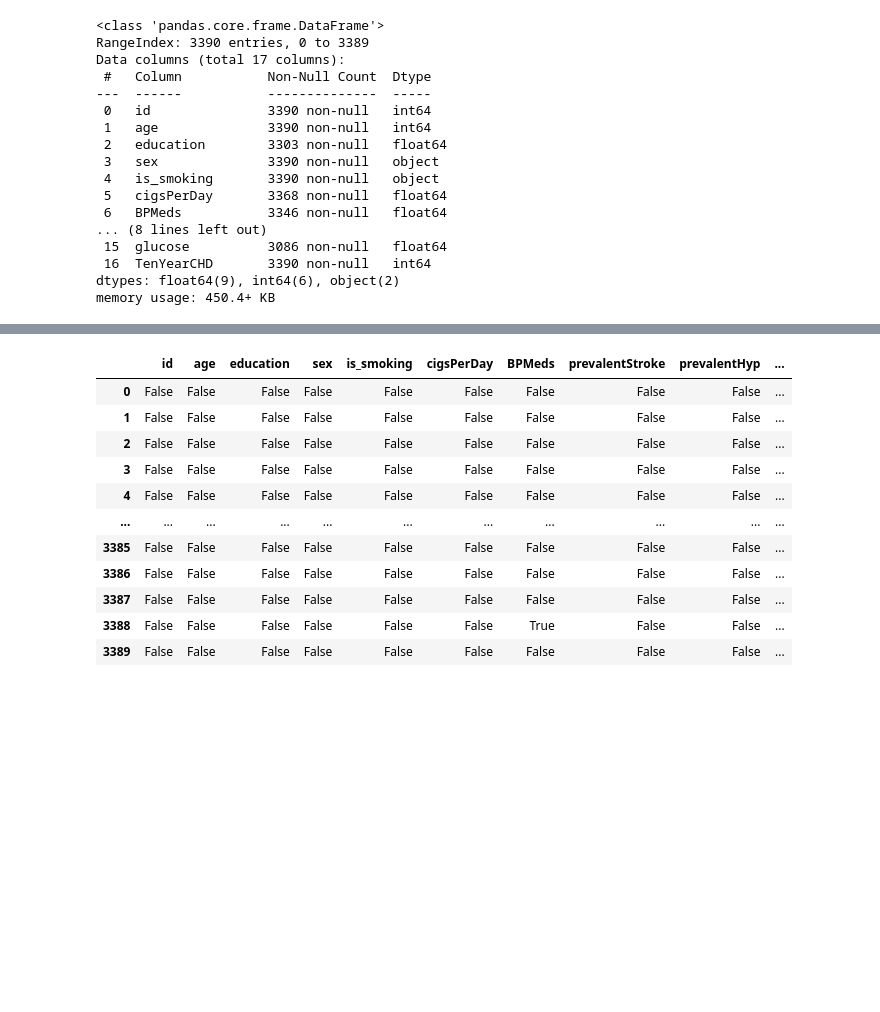
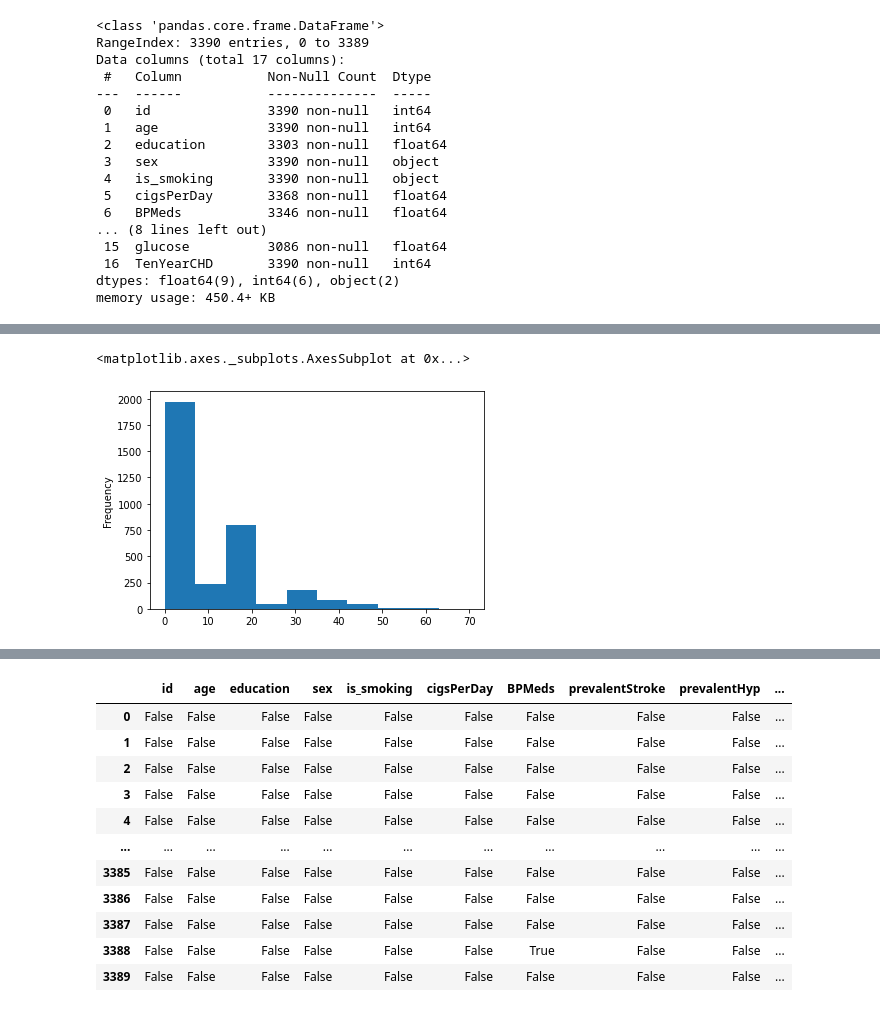
Before and after one commit to Madhu-95/capstone_project3_ml_classification, a Jupyter notebook: Cardiovascular_risk_prediction(classification_ML)_By_MADHU_KUMARI.ipynb, the cells around one changed output, grey strips where cells are left out. Drawn from its saved outputs; the diff is of its cells as text; code cells hidden in the pictures; blank space fills up the shorter version.

```diff
--- a/Cardiovascular_risk_prediction(classification_ML)_By_MADHU_KUMARI.ipynb
+++ b/Cardiovascular_risk_prediction(classification_ML)_By_MADHU_KUMARI.ipynb
@@ -179,0 +224,5 @@ memory usage: 450.4+ KB
+# %%
+df["cigsPerDay"].plot.hist()
+# %% [output]
+<matplotlib.axes._subplots.AxesSubplot at 0x...>
+[figure, added]
```
Also changed, not shown: parts of 29 cells of this notebook.
